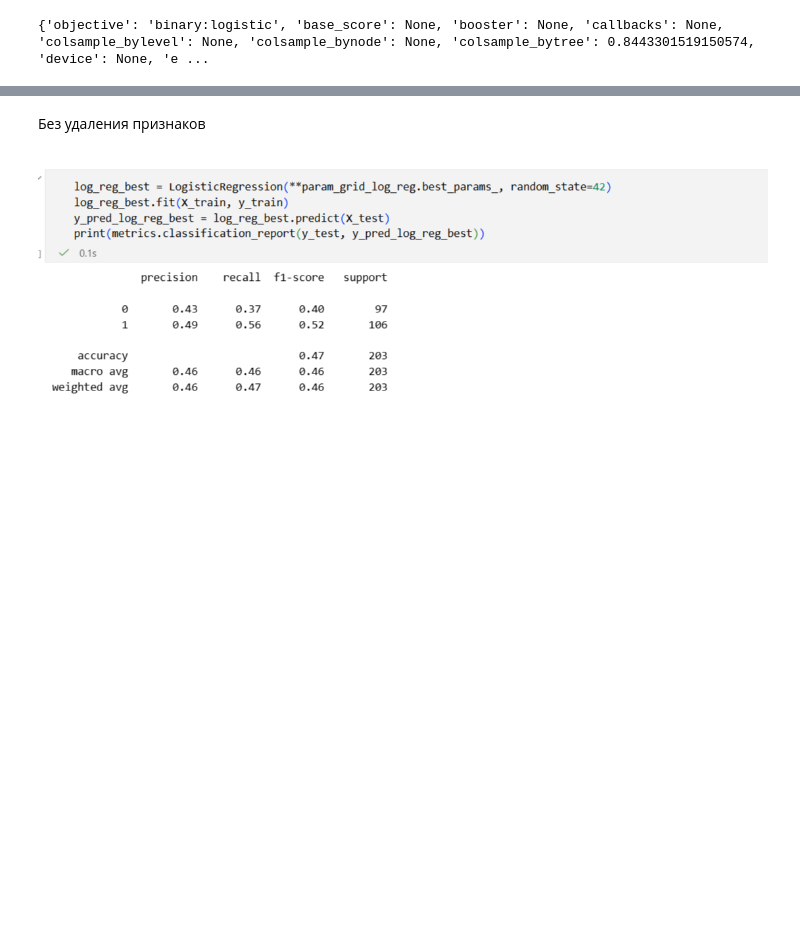
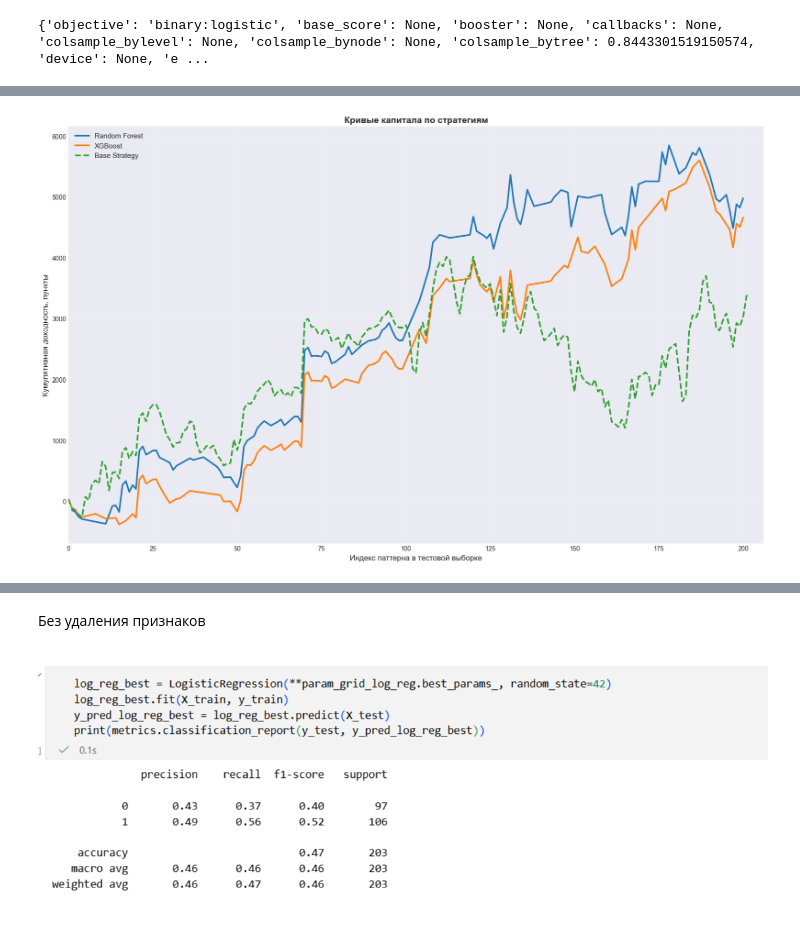
Before and after one commit to AlexKosuhin/AlgoTrading, a Jupyter notebook: classification.ipynb, the cells around one changed output, grey strips where cells are left out. Cells and saved outputs as stored; diff of their text form; code cells hidden in the pictures; blank space fills up the shorter version.

```diff
--- a/classification.ipynb
+++ b/classification.ipynb
@@ -1819,3 +1825,36 @@ sns.lineplot(profit_test_cum, label='Base_profit');
+# %%
+import matplotlib.pyplot as plt
+import seaborn as sns
+import numpy as np
+
+plt.figure(figsize=(16, 10))
+
+# Получаем индексы сделок для каждой модели
+# (предполагаем, что y_pred_random_forest_final и y_pred_xgb_final - исходные предсказания 0/1)
+indices_rf_deals = np.where(y_pred_random_forest_final > 0)[0]
+indices_xgb_deals = np.where(y_pred_xgb_final > 0)[0]
+indices_all = np.arange(len(profit_test))  # все индексы 0-206
+
+# Строим по реальным индексам сделок
+sns.lineplot(x=indices_rf_deals, y=y_pred_random_forest_best_cumsum,
+             label='Random Forest', linewidth=2.5)
+sns.lineplot(x=indices_xgb_deals, y=y_pred_xgb_best_cumsum,
+             label='XGBoost', linewidth=2.5)
+sns.lineplot(x=indices_all, y=profit_test_cum,
+             label='Base Strategy', linewidth=2.5, linestyle='--')
+
+# Фиксируем ось X от 0 до 206
+plt.xlim(0, 206)
+plt.xticks(np.arange(0, 207, 25))  # подписи каждые 25 единиц
+plt.xlabel(f'Индекс паттерна в тестовой выборке', fontsize=12)
+plt.ylabel('Кумулятивная доходность, пункты', fontsize=12)
+plt.title('Кривые капитала по стратегиям', fontsize=14, fontweight='bold')
+plt.grid(True, alpha=0.3)
+plt.legend(fontsize=11, loc='upper left')
+plt.tight_layout()
+plt.show()
+# %% [output]
+[figure, added]
 # %% [markdown]
 ![image.png](attachment:image.png)
 # %% [markdown]
```
Also changed, not shown: parts of 21 cells of this notebook.
